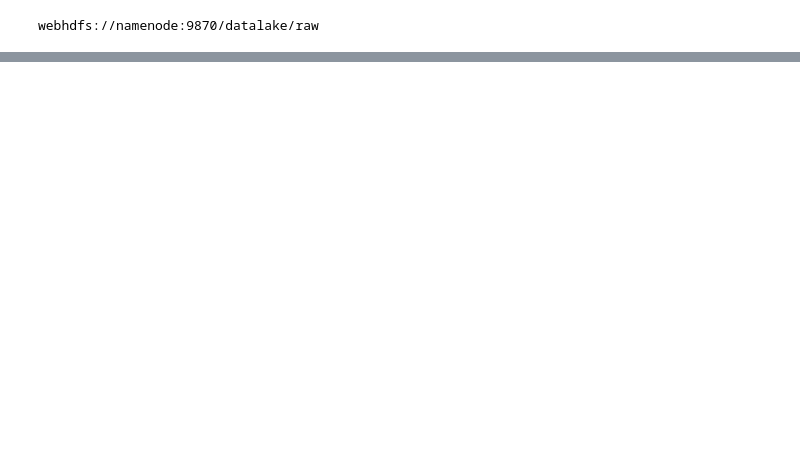
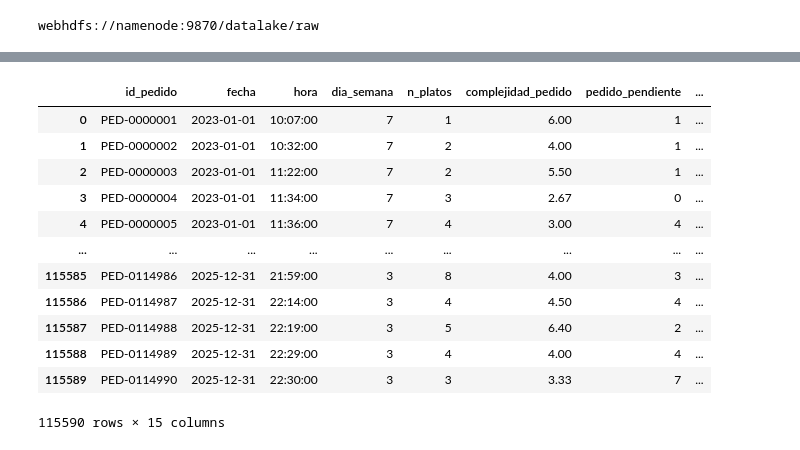
Before and after one commit to ignacioperezimaz/smart-restaurant, a Jupyter notebook: notebooks/02_EDA_pedidos_tiempos_preparacion.ipynb, the cells around one changed output, grey strips where cells are left out. Saved outputs shown, nothing was run; the diff lists cells and outputs as text; code cells hidden in the pictures; blank space fills up the shorter version.

```diff
--- a/notebooks/02_EDA_pedidos_tiempos_preparacion.ipynb
+++ b/notebooks/02_EDA_pedidos_tiempos_preparacion.ipynb
@@ -60,0 +249,21 @@ memory usage: 88.6 MB
+# %%
+# Trabajamos sobre una copia: df_raw (el original) nunca se modifica
+df = df_raw.copy()
+n_antes = df.shape[1]
+
+# 1) Columnas sin información para el objetivo (tiempo_prep_min)
+#    - estado_captura: vale 'registrado' en todas las filas (constante)
+#    - temperatura_c y mes: sin relación con el tiempo (r ~ 0,01-0,02, importancia 0)
+COLUMNAS_SIN_INFO = ["estado_captura", "temperatura_c", "mes"]
+
+# 2) Redundantes: su efecto ya lo recogen pedido_pendiente, cocineros_disponibles y n_platos.
+#    NO se quitan ahora (sirven para el EDA y el dashboard); se quitarán al preparar el dataset del modelo.
+COLUMNAS_REDUNDANTES = ["comensales", "ocupacion_local", "es_hora_punta", "es_fin_de_semana",
+                        "es_festivo", "evento_local", "franja"]
+
+df = df.drop(columns=COLUMNAS_SIN_INFO)
+
+print(f"Columnas: {n_antes} -> {df.shape[1]}")
+print("Eliminadas:", COLUMNAS_SIN_INFO)
+print("Se mantienen por ahora (redundantes):", COLUMNAS_REDUNDANTES)
+print("\nColumnas actuales:", list(df.columns))
@@ -60,0 +276,13 @@ memory usage: 88.6 MB
+# %%
+# Columnas redundantes: su efecto sobre tiempo_prep_min ya lo recogen
+# pedido_pendiente, cocineros_disponibles y n_platos
+# (por ejemplo, comensales ~ n_platos con r = 0,81 y ocupacion_local ~ pedido_pendiente con r = 0,82)
+COLUMNAS_REDUNDANTES = ["comensales", "ocupacion_local", "es_hora_punta", "es_fin_de_semana",
+                        "es_festivo", "evento_local", "franja"]
+
+n_antes = df.shape[1]
+df = df.drop(columns=COLUMNAS_REDUNDANTES)
+
+print(f"Columnas: {n_antes} -> {df.shape[1]}")
+print("Eliminadas:", COLUMNAS_REDUNDANTES)
+print("\nColumnas actuales:", list(df.columns))
@@ -60,0 +294,16 @@ memory usage: 88.6 MB
+# %%
+df
+# %% [output]
+|  | id_pedido | fecha | hora | dia_semana | n_platos | complejidad_pedido | pedido_pendiente | ... |
+| 0 | PED-0000001 | 2023-01-01 | 10:07:00 | 7 | 1 | 6.00 | 1 | ... |
+| 1 | PED-0000002 | 2023-01-01 | 10:32:00 | 7 | 2 | 4.00 | 1 | ... |
+| 2 | PED-0000003 | 2023-01-01 | 11:22:00 | 7 | 2 | 5.50 | 1 | ... |
+| 3 | PED-0000004 | 2023-01-01 | 11:34:00 | 7 | 3 | 2.67 | 0 | ... |
+| 4 | PED-0000005 | 2023-01-01 | 11:36:00 | 7 | 4 | 3.00 | 4 | ... |
+| ... | ... | ... | ... | ... | ... | ... | ... | ... |
+| 115585 | PED-0114986 | 2025-12-31 | 21:59:00 | 3 | 8 | 4.00 | 3 | ... |
+| 115586 | PED-0114987 | 2025-12-31 | 22:14:00 | 3 | 4 | 4.50 | 4 | ... |
+| 115587 | PED-0114988 | 2025-12-31 | 22:19:00 | 3 | 5 | 6.40 | 2 | ... |
+| 115588 | PED-0114989 | 2025-12-31 | 22:29:00 | 3 | 4 | 4.00 | 4 | ... |
+| 115589 | PED-0114990 | 2025-12-31 | 22:30:00 | 3 | 3 | 3.33 | 7 | ... |
+115590 rows × 15 columns
```
Also changed, not shown: parts of 32 cells of this notebook, 13 other files.
